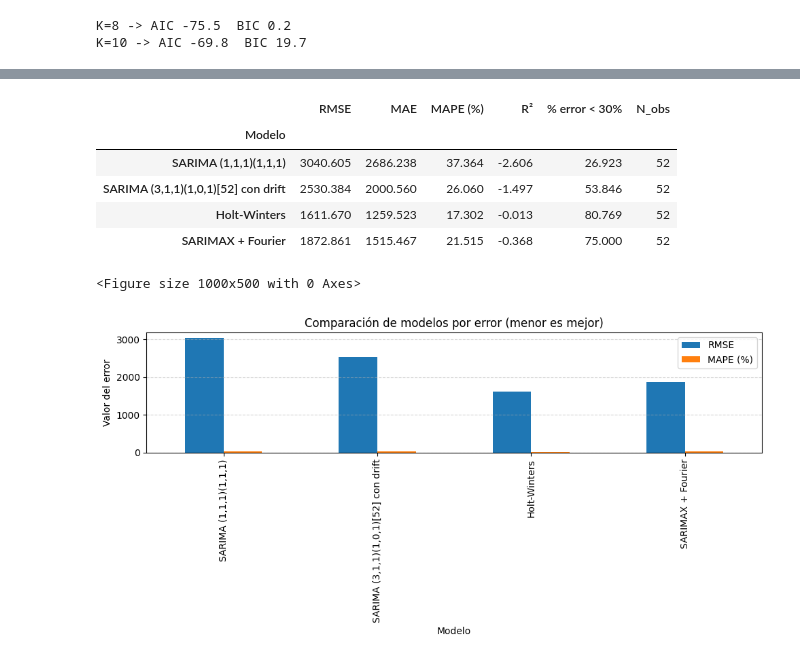
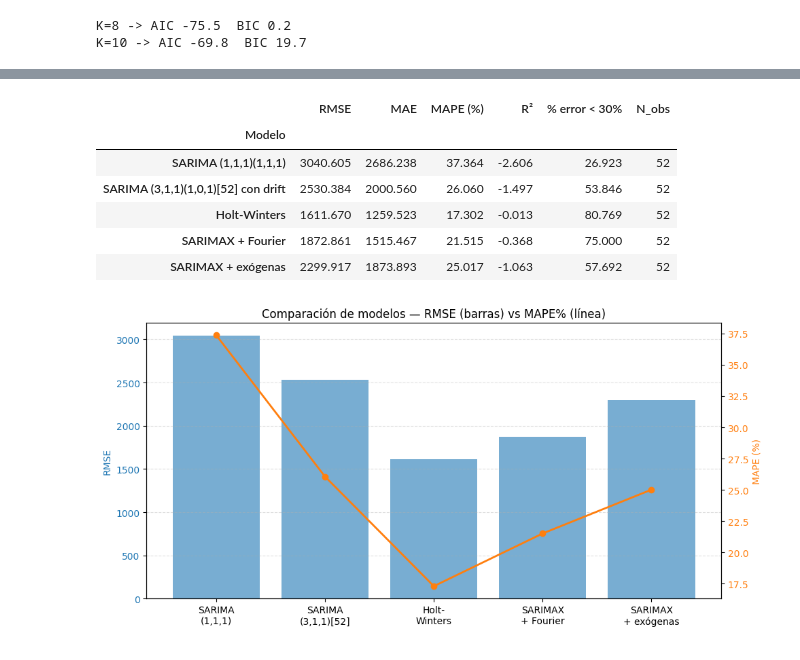
Before and after one commit to emiliano-ipa/AST1-CEIA-UBA-TP3, a Jupyter notebook: TP3.ipynb, the cells around one changed output, grey strips where cells are left out. Drawn from its saved outputs; the diff is of its cells as text; code cells hidden in the pictures.

Commit message:
Comparación de modelos lista

```diff
--- a/TP3.ipynb
+++ b/TP3.ipynb
@@ -39,7 +134,7 @@ from pmdarima import auto_arima
 # %%
 # ==== 1. Datos ====
 # Leer el Excel
-df = pd.read_excel("data/Pedidos - cod1.xlsx")
+df = pd.read_excel("data/Pedidosporcod.xlsx")
 
 # Verificar estructura
 print(df.head())
@@ -215,0 +691,6 @@ look-up table. The actual p-value is greater than the p-value returned.
+# %%
+# ---------- 5) Limpieza suave: rellenado forward/backward y no-negatividad ----------
+dfx_clean = dfx.copy()
+dfx_clean[cod_cols] = dfx_clean[cod_cols].ffill().bfill()
+# Si hubiera negativos espurios: piso en 0 (log1p requiere no-negativos)
+dfx_clean[cod_cols] = dfx_clean[cod_cols].clip(lower=0)
@@ -215,0 +766,12 @@ look-up table. The actual p-value is greater than the p-value returned.
+# %%
+# ---------- 8) Estandarización (para estabilidad numérica) ----------
+# z-score solo para exógenas (no para la variable objetivo)
+X_std = (X_all - X_all.mean()) / X_all.std(ddof=0)
+# %%
+# ==== 9) Particiones listas para SARIMAX (solo entrenamiento) ====
+
+# X_train: exógenas estandarizadas alineadas al histórico de y
+X_train = X_std.loc[y.index].copy()
+
+print("Shapes → y:", y.shape, "| X_train:", X_train.shape)
+display(X_train.tail())
@@ -586,15 +1705,13 @@ def forecast_to_series(fc):
     return s
 # %%
 from sklearn.metrics import mean_absolute_percentage_error, mean_squared_error, mean_absolute_error
-import numpy as np
-import pandas as pd
-import matplotlib.pyplot as plt
 
 comparaciones = {
     'SARIMA (1,1,1)(1,1,1)': fc1,
     'SARIMA (3,1,1)(1,0,1)[52] con drift': fcaa,
     'Holt-Winters': fc_hw,
-    'SARIMAX + Fourier': fc_fx
+    'SARIMAX + Fourier': fc_fx,
+    'SARIMAX + exógenas': fc_mean
 }
 
 resultados = []
@@ -607,7 +1724,7 @@ for nombre, fc in comparaciones.items():
     df = df.replace([np.inf, -np.inf], np.nan).dropna()
 
     if df.empty:
-        print(f"⚠️ {nombre}: sin datos válidos para comparar.")
+        print(f"{nombre}: sin datos válidos para comparar.")
         continue
 
     obs = df.iloc[:, 0]
@@ -618,42 +1735,65 @@ for nombre, fc in comparaciones.items():
     rmse = np.sqrt(mean_squared_error(obs, pred))
     mae = mean_absolute_error(obs, pred)
     mape = mean_absolute_percentage_error(obs, pred) * 100
     r2 = 1 - np.sum(err**2) / np.sum((obs - obs.mean())**2)
 
     err_pct = np.abs(err / obs.replace(0, np.nan))  # evitar div 0
     pct_bajo30 = (err_pct < 0.30).mean() * 100
 
     resultados.append({
         'Modelo': nombre,
         'RMSE': rmse,
         'MAE': mae,
         'MAPE (%)': mape,
         'R²': r2,
         '% error < 30%': pct_bajo30,
         'N_obs': len(df)
     })
 
 # Crear tabla resumen
 df_resultados = pd.DataFrame(resultados).set_index('Modelo').round(3)
 display(df_resultados)
 
-# Visual
-plt.figure(figsize=(10,5))
-df_resultados[['RMSE','MAPE (%)']].plot(kind='bar', figsize=(10,5))
-plt.title("Comparación de modelos por error (menor es mejor)")
-plt.ylabel("Valor del error")
-plt.grid(True, axis='y', linestyle='--', alpha=0.5)
-plt.tight_layout()
+df_resultados.index = [
+    "SARIMA\n(1,1,1)",
+    "SARIMA\n(3,1,1)[52]",
+    "Holt-\nWinters",
+    "SARIMAX\n+ Fourier",
+    "SARIMAX\n+ exógenas"
+]
+
+# Crear figura y ejes
+fig, ax1 = plt.subplots(figsize=(10,5))
+
+# Eje izquierdo → RMSE
+color1 = 'tab:blue'
+ax1.bar(df_resultados.index, df_resultados["RMSE"], color=color1, alpha=0.6, label="RMSE")
+ax1.set_ylabel("RMSE", color=color1)
+ax1.tick_params(axis='y', labelcolor=color1)
+ax1.grid(True, axis='y', linestyle='--', alpha=0.4)
+
+# Eje derecho → MAPE (%)
+ax2 = ax1.twinx()
+color2 = 'tab:orange'
+ax2.plot(df_resultados.index, df_resultados["MAPE (%)"], color=color2, marker='o', linewidth=2, label="MAPE (%)")
+ax2.set_ylabel("MAPE (%)", color=color2)
+ax2.tick_params(axis='y', labelcolor=color2)
+
+# Título y estética
+plt.title("Comparación de modelos — RMSE (barras) vs MAPE% (línea)")
+plt.xticks(rotation=25, ha='right', fontsize=9)  # rotación + espaciado
+plt.subplots_adjust(bottom=0.2)  # margen inferior
+fig.tight_layout()
 plt.show()
 # %% [output]
 |  | RMSE | MAE | MAPE (%) | R² | % error < 30% | N_obs |
 | Modelo |  |  |  |  |  |  |
 | SARIMA (1,1,1)(1,1,1) | 3040.605 | 2686.238 | 37.364 | -2.606 | 26.923 | 52 |
 | SARIMA (3,1,1)(1,0,1)[52] con drift | 2530.384 | 2000.560 | 26.060 | -1.497 | 53.846 | 52 |
 | Holt-Winters | 1611.670 | 1259.523 | 17.302 | -0.013 | 80.769 | 52 |
 | SARIMAX + Fourier | 1872.861 | 1515.467 | 21.515 | -0.368 | 75.000 | 52 |
+| SARIMAX + exógenas | 2299.917 | 1873.893 | 25.017 | -1.063 | 57.692 | 52 |
-<Figure size 1000x500 with 0 Axes>
-[figure, old version]
+[figure, new version]
 # %%
 import numpy as np
 import pandas as pd
```
Also changed, not shown: parts of 74 cells of this notebook, 6 other files.
